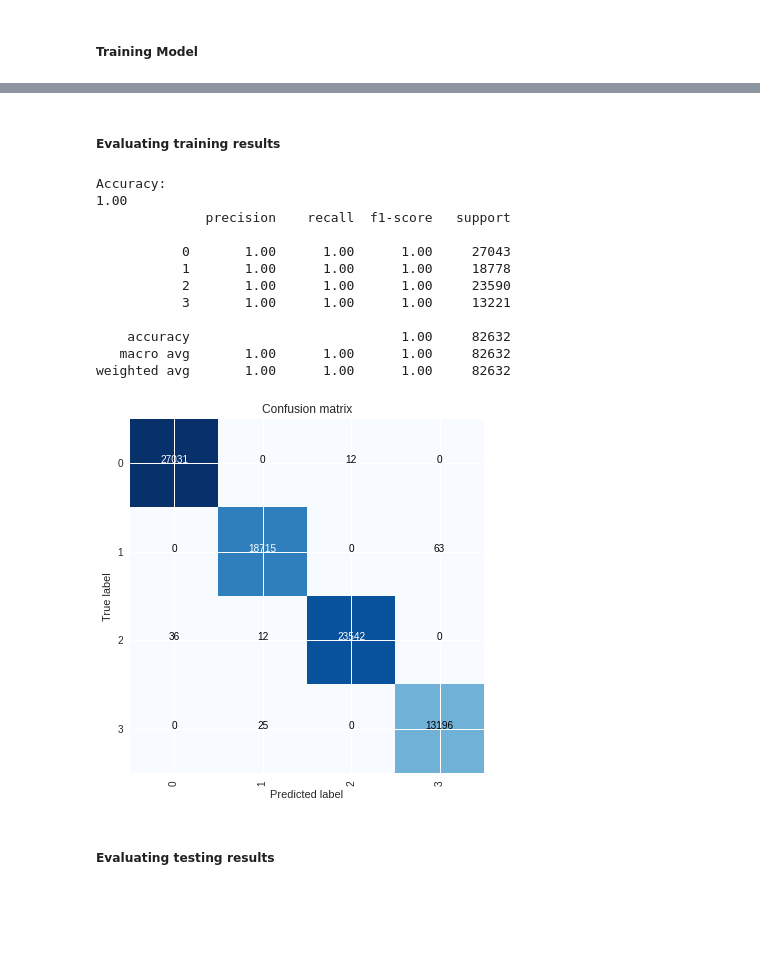
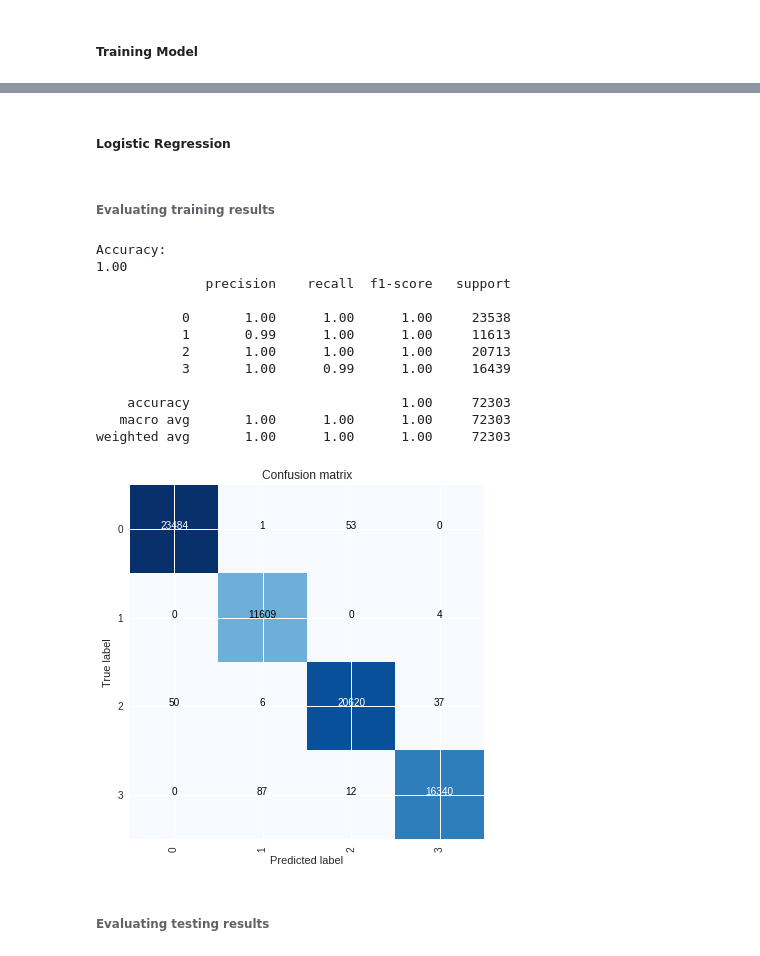
Before and after one commit to dehoyosb/MinJusticia_team77_DS4A_Project, a Jupyter notebook: app/unsupervised_learning_daniel.ipynb, the cells around one changed output, grey strips where cells are left out. Saved outputs shown, nothing was run; the diff lists cells and outputs as text; code cells hidden in the pictures; blank space fills up the shorter version.

```diff
--- a/app/unsupervised_learning_daniel.ipynb
+++ b/app/unsupervised_learning_daniel.ipynb
@@ -145,10 +145,7 @@ Eliminando columnas de fechas por ahora, id de inmate y columnas con menos de 2
 # %%
 data = data_encoded.drop(columns = ['internoen',
                                     'fecha_ingreso',
-                                    'fecha_salida',
-                                    'situacion_juridica',
-                                    'reincidente',
-                                    'municipio_id_municipio'])
+                                    'fecha_salida'])
 # %% [markdown]
 Creando función para llevar a cabo un encoding nuevo, dado que aún hay variables no numéricas en los datos
 # %%
@@ -386,7 +383,7 @@ def get_prediction_strength_optim(k, train_centroids, x_test, test_labels):
 # %%
 # running the clustering
 strengths = []
-clusters = range(2, 15)
+clusters = range(2, 10)
 for k in clusters:
     model_train = KMeans(n_clusters=k, random_state=42).fit(X_train)
     model_test = KMeans(n_clusters=k, random_state=42).fit(X_test)
@@ -689,7 +672,7 @@ def set_proba_thresh(classes, classifier, validation_set, test_set, label_column
 # train/test split
 X_train, X_test, Y_train, Y_test = train_test_split(data_enc,
                                                     cluster_labels,
-                                                    test_size=0.2,
+                                                    test_size=0.3,
                                                     shuffle=True,
                                                     random_state=42)
 # %% [markdown]
@@ -709,31 +692,33 @@ pd.DataFrame(cluster_labels, columns = ['Label'])['Label'].value_counts().to_fra
+# %% [markdown]
+##### Logistic Regression
 # %%
-clf = LogisticRegression(random_state=42,
+clf_logistic = LogisticRegression(random_state=42,
                          max_iter = 100,
                          solver = 'sag',
                          class_weight = 'balanced',
-                         tol = 1e-4,
-                         C = ).fit(X_train, Y_train)
+                         tol = 1e-3,
+                         C = 0.01).fit(X_train, Y_train)
 # %% [markdown]
-##### Evaluating training results
+###### Evaluating training results
 # %%
-cr_train = classifier_results(prediction = pd.DataFrame(clf.predict(X_train))[0].astype(str).values,
+cr_train = classifier_results(prediction = pd.DataFrame(clf_logistic.predict(X_train))[0].astype(str).values,
                                labels = pd.DataFrame(Y_train)[0].astype(str).values,
-                               classes = [str(cl) for cl in clf.classes_],
+                               classes = [str(cl) for cl in clf_logistic.classes_],
                                show_plots = True)
 # %% [output]
 Accuracy:
 1.00
               precision    recall  f1-score   support
 
-           0       1.00      1.00      1.00     27043
-           1       1.00      1.00      1.00     18778
-           2       1.00      1.00      1.00     23590
-           3       1.00      1.00      1.00     13221
+           0       1.00      1.00      1.00     23538
+           1       0.99      1.00      1.00     11613
+           2       1.00      1.00      1.00     20713
+           3       1.00      0.99      1.00     16439
 
-    accuracy                           1.00     82632
-   macro avg       1.00      1.00      1.00     82632
-weighted avg       1.00      1.00      1.00     82632
+    accuracy                           1.00     72303
+   macro avg       1.00      1.00      1.00     72303
+weighted avg       1.00      1.00      1.00     72303
-[figure, old version]
+[figure, new version]
 # %% [markdown]
-##### Evaluating testing results
+###### Evaluating testing results
 # %%
```
Also changed, not shown: parts of 27 cells of this notebook.
